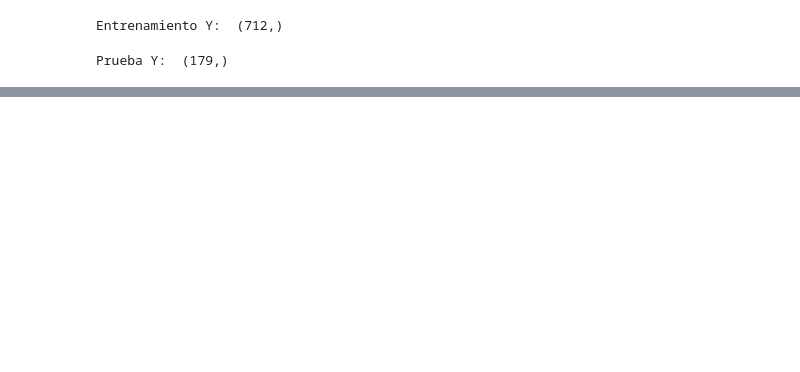
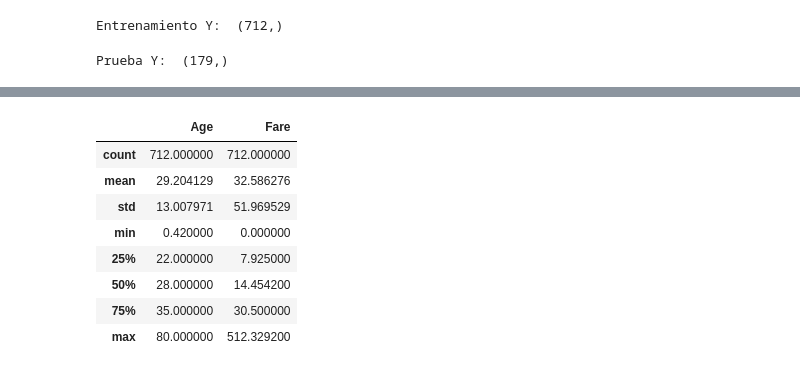
Before and after one commit to JesusMtzRdz/Extraccion-del-conocimiento, a Jupyter notebook: Notebooks/Laboratorio 7.ipynb, the cells around one changed output, grey strips where cells are left out. Drawn from its saved outputs; the diff is of its cells as text; code cells hidden in the pictures; blank space fills up the shorter version.

```diff
--- a/Notebooks/Laboratorio 7.ipynb
+++ b/Notebooks/Laboratorio 7.ipynb
@@ -196,8 +209,8 @@ X.head(2)
 | 0 | 3 | male | 22.0 | 7.2500 | S |
 | 1 | 1 | female | 38.0 | 71.2833 | C |
 # %%
-X= pd.get_dummies(
-    X,
+x= pd.get_dummies(
+    x,
     columns=[
         "Sex",
         "Embarked"
@@ -243,0 +261,17 @@ Prueba Y:  (179,)
+# %%
+columnas_numericas = [
+    "Age",
+    "Fare"
+]
+# %%
+x_train[columnas_numericas].describe()
+# %% [output]
+|  | Age | Fare |
+| count | 712.000000 | 712.000000 |
+| mean | 29.204129 | 32.586276 |
+| std | 13.007971 | 51.969529 |
+| min | 0.420000 | 0.000000 |
+| 25% | 22.000000 | 7.925000 |
+| 50% | 28.000000 | 14.454200 |
+| 75% | 35.000000 | 30.500000 |
+| max | 80.000000 | 512.329200 |
```
Also changed, not shown: parts of 25 cells of this notebook.
